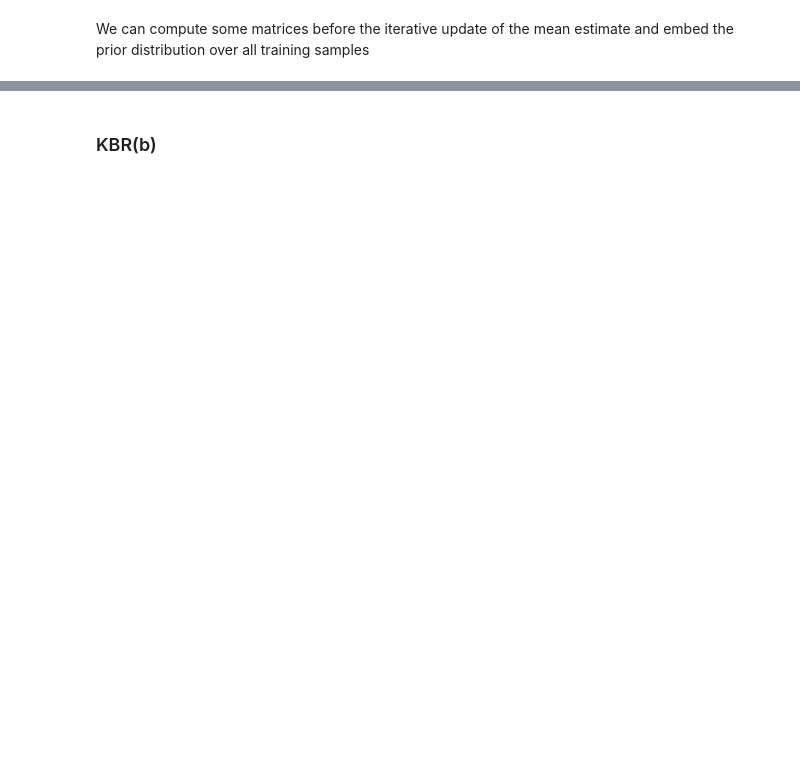
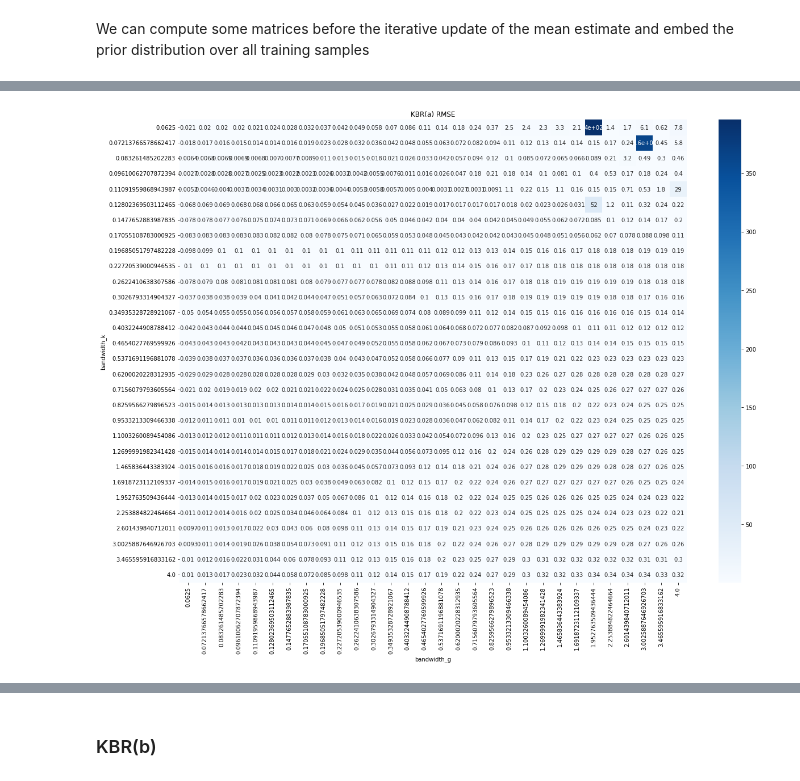
Before and after one commit to shellingford330/pyKKR, a Jupyter notebook: notebooks/Comparison of KKR, subKKR, KBR, and subKBR.ipynb, the cells around one changed output, grey strips where cells are left out. Drawn from its saved outputs; the diff is of its cells as text; code cells hidden in the pictures; blank space fills up the shorter version.

```diff
--- a/notebooks/Comparison of KKR, subKKR, KBR, and subKBR.ipynb
+++ b/notebooks/Comparison of KKR, subKKR, KBR, and subKBR.ipynb
@@ -227,0 +216,90 @@ We can compute some matrices before the iterative update of the mean estimate an
+# %%
+RMSE_KBRa = []
+min_RMSE_KBRa = float('inf')
+best_kbraMu = []
+best_bandwidth_k = 0
+best_bandwidth_g = 0
+
+# bandwidth tuning
+bandwidths_k = 4 ** np.linspace(-2, 1, 30)
+bandwidths_g = 4 ** np.linspace(-2, 1, 30)
+for bandwidth_k in bandwidths_k:
+    kernel_k = ExponentialQuadraticKernel()
+    kernel_k.bandwidth = bandwidth_k
+    kernel_k.normalized = True
+
+    K = kernel_k(reference_set[['context']].values)
+    for bandwidth_g in bandwidths_g:
+        kernel_g = ExponentialQuadraticKernel()
+        kernel_g.bandwidth = bandwidth_g
+
+        G = kernel_g(reference_set[['samples']].values)
+        k_g = lambda y: kernel_g(reference_set[['samples']].values, y)
+
+        X = reference_set[['samples']].values
+
+        # regularization parameter for the inverses
+        alphas1_KBRa = [np.exp(i) for i in range(-12, -11)]
+        alphas1_labels_KBRa= ['exp({0})'.format(i) for i in range(-12, -11)]
+        alphas2_KBRa = [np.exp(i) for i in range(5, 6)]
+        alphas2_labels_KBRa= ['exp({0})'.format(i) for i in range(5, 6)]
+
+        min_RMSE_alpha = float('inf')
+        best_kbraMu_alpha = []
+
+        for alpha1 in alphas1_KBRa:
+            # 平均値を更新する前に事前計算する
+            C = linalg.solve(K + alpha1 * np.eye(kernel_size), K, assume_a='pos')
+
+            K_all = kernel_k(reference_set[['context']].values,
+                                           data[['context']].values)
+            C_0 = linalg.solve(K + alpha1 * np.eye(kernel_size), K_all, assume_a='pos')
+
+            m_0 = np.mean(C_0, axis=1, keepdims=True)
+
+            for alpha2 in alphas2_KBRa:
+                m_a = m_0.copy()
+
+                for i in range(numTestSamples):
+                    # embed observation
+                    y = testData.loc[i, 'samples'].reshape((-1,1))
+                    g_y = k_g(y)
+
+                    # perform Bayes update according to KBR(a)
+                    L_a = C.dot(np.diag(m_a.flat))
+                    D_a = np.diag(C.dot(m_a).flat)
+                    D_aG = D_a.dot(G)
+
+                    m_a = L_a.T.dot(linalg.solve(D_aG.dot(D_aG) + alpha2 * np.eye(kernel_size), G)).dot(D_a).dot(g_y)
+                    #normalization
+                    m_a = m_a / m_a.sum(axis=0)
+
+                    # project into state space
+                    testData.loc[i, 'kbraMu'] = X.T.dot(C.dot(m_a))[0][0]
+
+                rmse = mean_squared_error(testData['postMu'], testData['kbraMu'])
+                if rmse < min_RMSE_alpha:
+                    min_RMSE_alpha = rmse
+                    best_kbraMu_alpha = testData['kbraMu'].copy()
+
+        rmse = mean_squared_error(testData['postMu'], best_kbraMu_alpha)
+        RMSE_KBRa.append(rmse)
+        if rmse < min_RMSE_KBRa:
+            min_RMSE_KBRa = rmse
+            best_kbraMu = best_kbraMu_alpha.copy()
+            best_bandwidth_k = bandwidth_k
+            best_bandwidth_g = bandwidth_g
+
+#  plot RMSE heatmap
+plt.figure(figsize=(20,15))
+plt.title("KBR(a) RMSE")
+df_KBRa = pd.DataFrame(data=np.array(RMSE_KBRa).reshape((len(bandwidths_g), len(bandwidths_k))), index=bandwidths_k, columns=bandwidths_g)
+s = sns.heatmap(df_KBRa, annot=True, cmap='Blues')
+s.set(xlabel='bandwidth_g', ylabel='bandwidth_k')
+
+# best kbraMu
+print("best_bandwidth_k:", best_bandwidth_k)
+print("best_bandwidth_g:", best_bandwidth_g)
+print("min_RMSE_KBRa:", min_RMSE_KBRa)
+testData['kbraMu'] = best_kbraMu
+# %% [output]
@@ -227,0 +309 @@ We can compute some matrices before the iterative update of the mean estimate an
+[figure, added]
```
Also changed, not shown: parts of 23 cells of this notebook.
